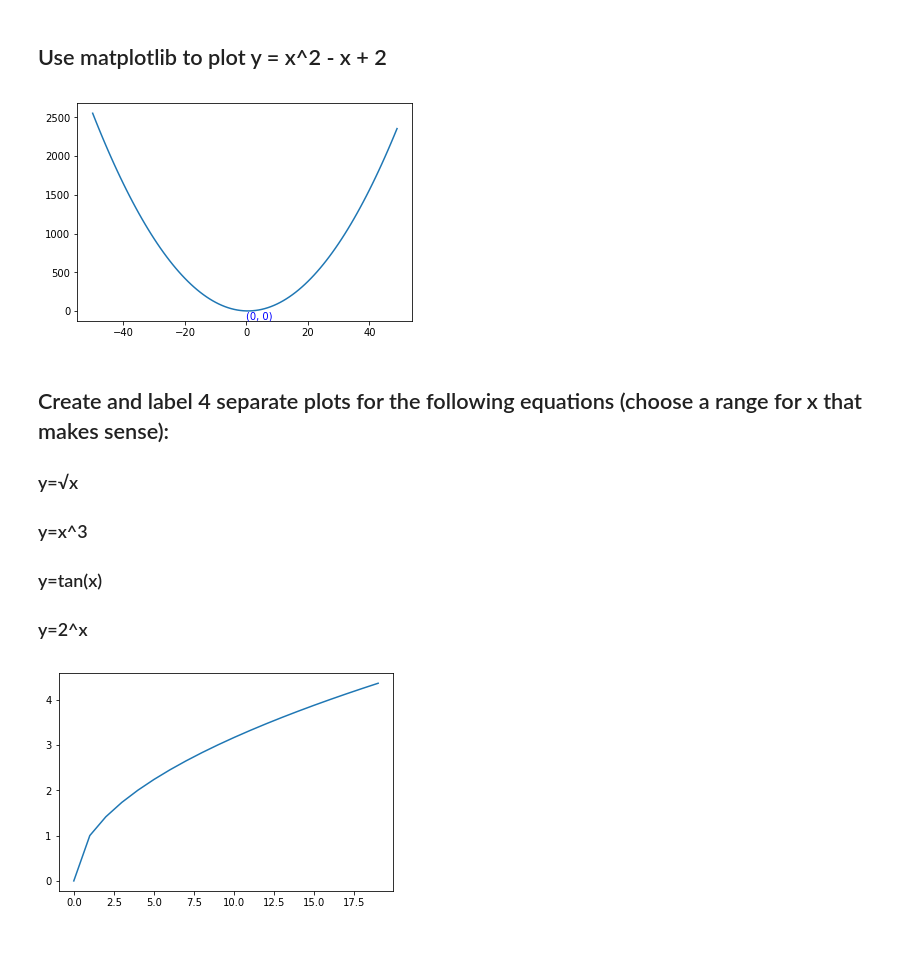
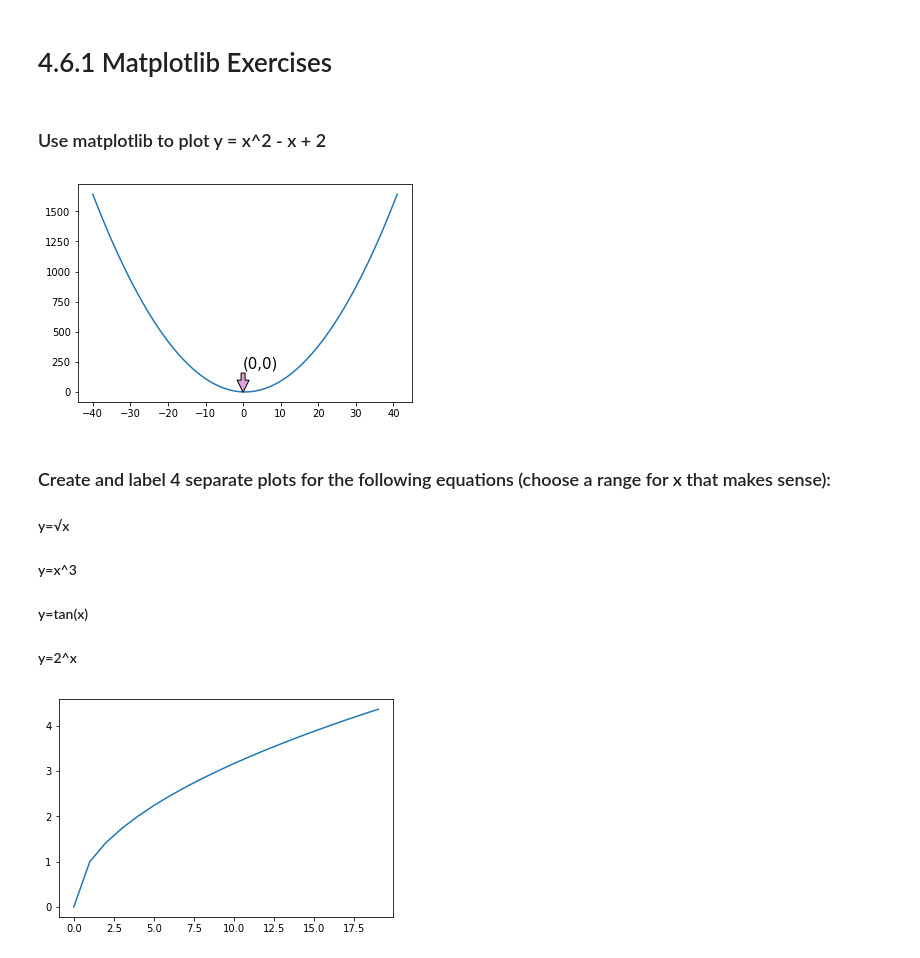
Before and after one commit to madeleinecapper/python-exercises, a Jupyter notebook: 4.6.1_matplotlib_exercises.ipynb, the cells around one changed output. Cells and saved outputs as stored; diff of their text form; code cells hidden in the pictures.

```diff
--- a/4.6.1_matplotlib_exercises.ipynb
+++ b/4.6.1_matplotlib_exercises.ipynb
@@ -1,20 +1,22 @@
+# %% [markdown]
+# 4.6.1 Matplotlib Exercises
 # %% [markdown]
-## Use matplotlib to plot y = x^2 - x + 2
+### Use matplotlib to plot y = x^2 - x + 2
 # %%
 import matplotlib.pyplot as plt
-x = range(-50,50)
+x = range(-40, 42)
 y = [n ** 2 - n + 2 for n in x]
-plt.text(0, -100, '(0, 0)', fontsize = 10, color = 'blue')
+plt.annotate('(0,0)', fontsize = 15, xy = (0,0), xytext=(0,200), arrowprops = {'facecolor': 'plum'})
 plt.plot(x, y)
 plt.show()
 # %% [output]
-[figure, old version]
+[figure, new version]
 # %% [markdown]
-## Create and label 4 separate plots for the following equations (choose a range for x that makes sense):
-### y=√x
-### y=x^3
-### y=tan(x)
-### y=2^x
+### Create and label 4 separate plots for the following equations (choose a range for x that makes sense):
+#### y=√x
+#### y=x^3
+#### y=tan(x)
+#### y=2^x
 # %%
 x = range(0,20)
 y = [n ** 0.5 for n in x]
```
Also changed, not shown: parts of 2 cells of this notebook.
